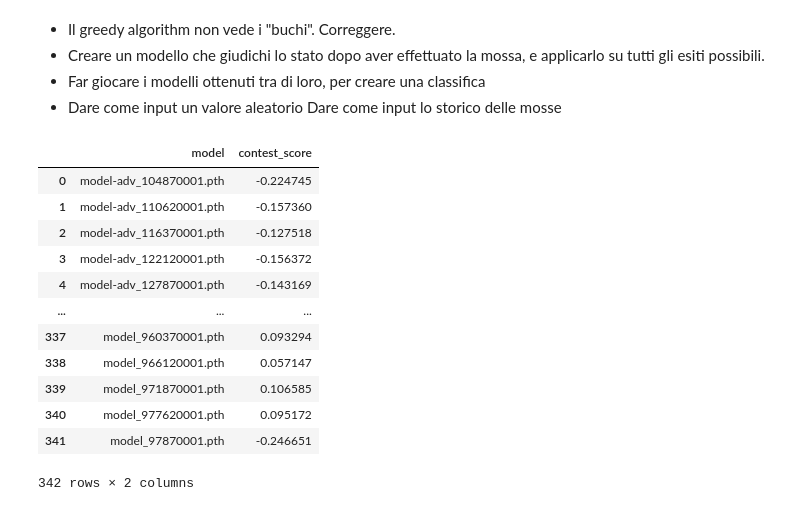
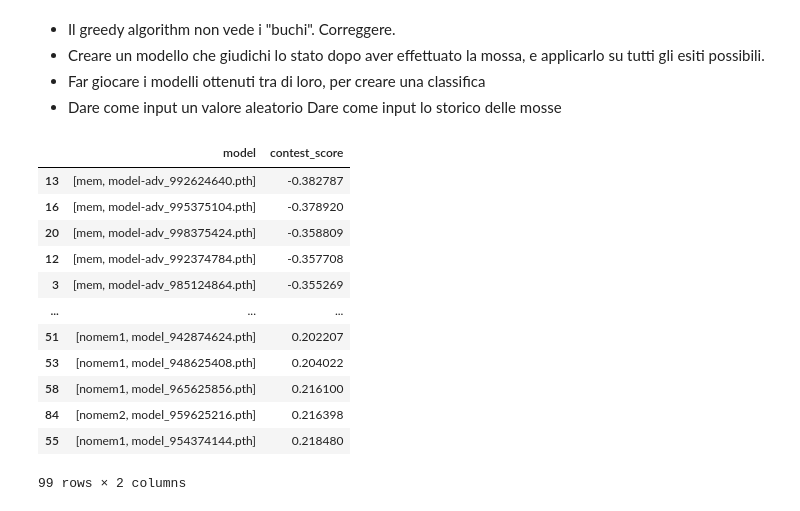
Before and after one commit to itsadeepizza/4inarow, a Jupyter notebook: parametri.ipynb, the cells around one changed output. Cells and saved outputs as stored; diff of their text form; code cells hidden in the pictures.

```diff
--- a/parametri.ipynb
+++ b/parametri.ipynb
@@ -29,26 +29,27 @@ print(y[-1])
 - Dare come input un valore aleatorio
 Dare come input lo storico delle mosse
 # %%
-with open("frank/leaderboard.txt", "r") as f:
+with open("leaderboard3.txt", "r") as f:
     dic = eval(f.read())
 import pandas as pd
 dic: dict
-df = pd.DataFrame([{"model": path.split("\\")[-1].split("/")[-1], 'contest_score': value} for path, value in dic.items()])
-df
+df = pd.DataFrame([{"model": path.split("\\")[-1].split("/")[-2:], 'contest_score': value} for path, value in dic.items()])
+df2 = df.sort_values("contest_score")
+df2
 # %% [output]
 |  | model | contest_score |
-| 0 | model-adv_104870001.pth | -0.224745 |
-| 1 | model-adv_110620001.pth | -0.157360 |
-| 2 | model-adv_116370001.pth | -0.127518 |
-| 3 | model-adv_122120001.pth | -0.156372 |
-| 4 | model-adv_127870001.pth | -0.143169 |
+| 13 | [mem, model-adv_992624640.pth] | -0.382787 |
+| 16 | [mem, model-adv_995375104.pth] | -0.378920 |
+| 20 | [mem, model-adv_998375424.pth] | -0.358809 |
+| 12 | [mem, model-adv_992374784.pth] | -0.357708 |
+| 3 | [mem, model-adv_985124864.pth] | -0.355269 |
 | ... | ... | ... |
-| 337 | model_960370001.pth | 0.093294 |
-| 338 | model_966120001.pth | 0.057147 |
-| 339 | model_971870001.pth | 0.106585 |
-| 340 | model_977620001.pth | 0.095172 |
-| 341 | model_97870001.pth | -0.246651 |
+| 51 | [nomem1, model_942874624.pth] | 0.202207 |
+| 53 | [nomem1, model_948625408.pth] | 0.204022 |
+| 58 | [nomem1, model_965625856.pth] | 0.216100 |
+| 84 | [nomem2, model_959625216.pth] | 0.216398 |
+| 55 | [nomem1, model_954374144.pth] | 0.218480 |
-342 rows × 2 columns
+99 rows × 2 columns
 # %%
 with open("frank/scores.txt", "r") as f:
     dic2 = eval(f.read())
```
Also changed, not shown: parts of 8 cells of this notebook, 6 other files.
